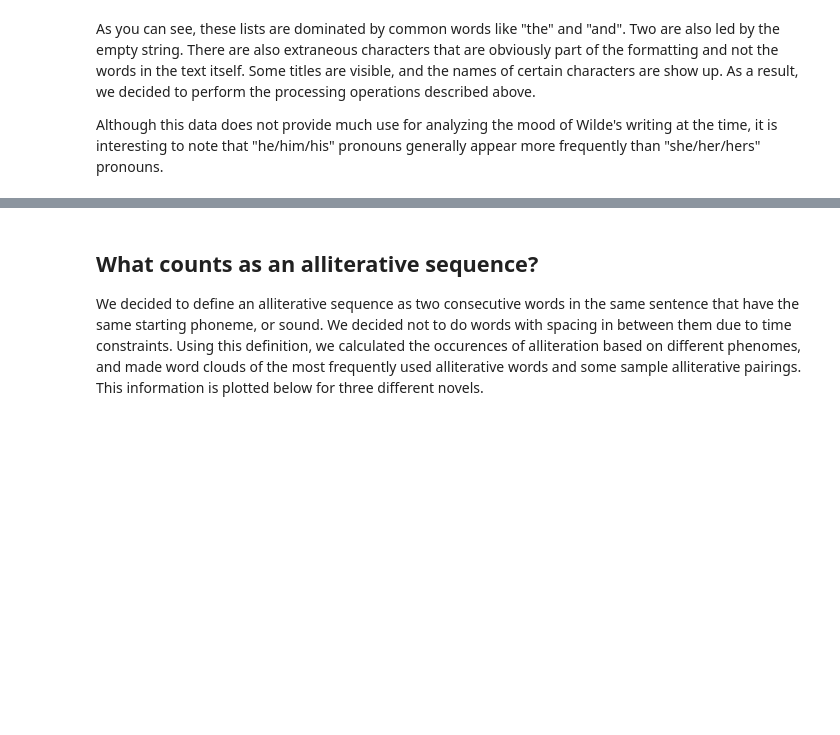
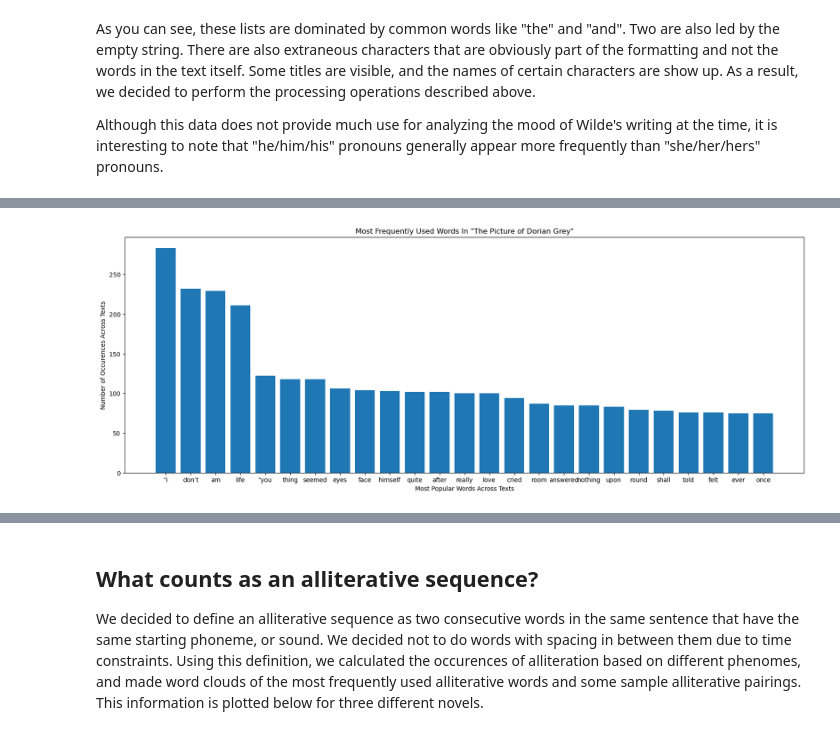
Before and after one commit to jes-bro/oscar_wilde_literary_devices, a Jupyter notebook: oscar_wilde_literary_devices.ipynb, the cells around one changed output, grey strips where cells are left out. Drawn from its saved outputs; the diff is of its cells as text; code cells hidden in the pictures; blank space fills up the shorter version.

```diff
--- a/oscar_wilde_literary_devices.ipynb
+++ b/oscar_wilde_literary_devices.ipynb
@@ -140,0 +148,5 @@ plot_freq_bar(freqs)
+# %%
+dg_freq = tf_idf.calc_word_freq(dorian_grey, 25)
+plot_freq_bar(dg_freq, 'Most Frequently Used Words In "The Picture of Dorian Grey"')
+# %% [output]
+[figure, added]
```
Also changed, not shown: parts of 21 cells of this notebook, 4 other files.
